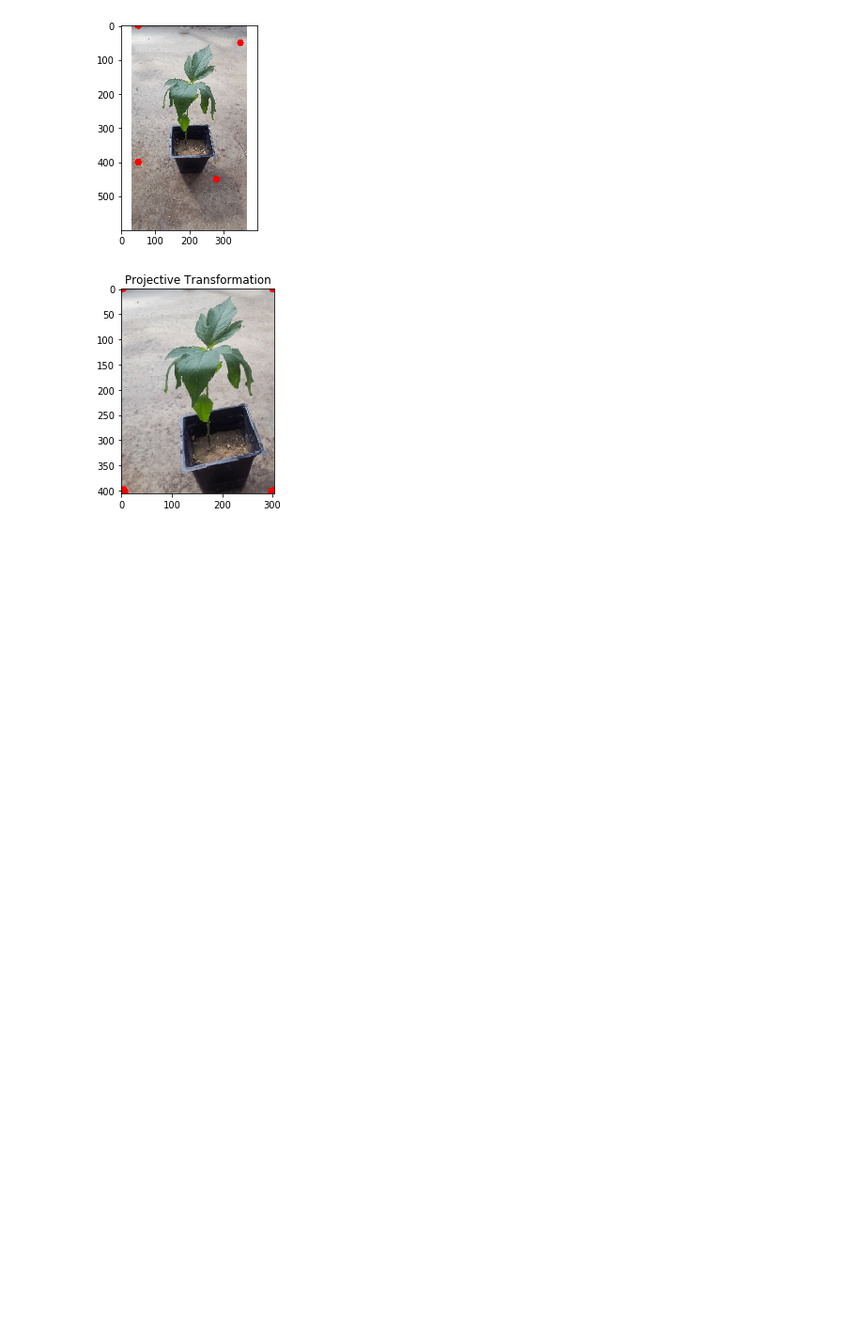
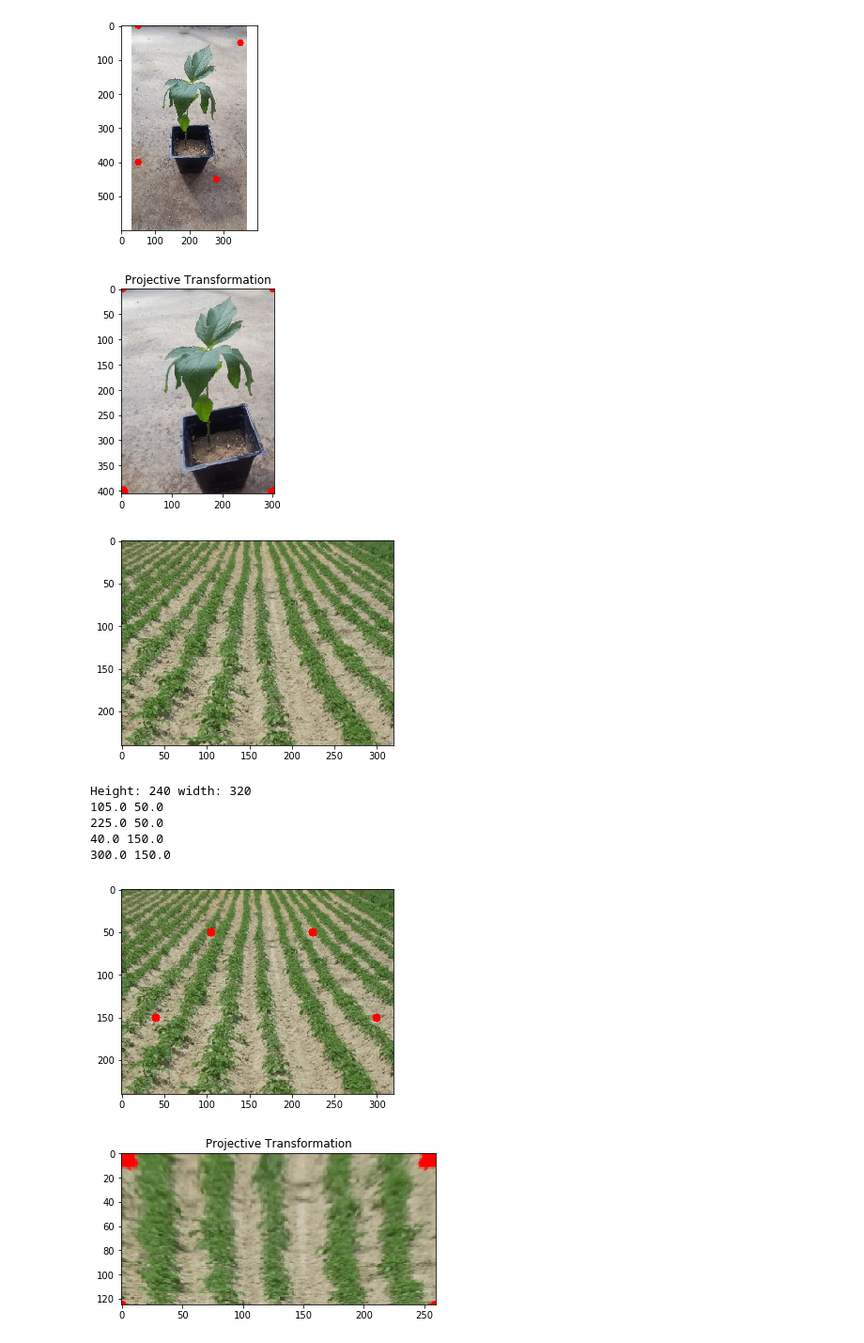
Before and after one commit to mdkhan48/Projective_transform, a Jupyter notebook: proj_transform_img.ipynb, the cells around one changed output. Shown at 94% size. Saved outputs shown, nothing was run; the diff lists cells and outputs as text; code cells hidden in the pictures; blank space fills up the shorter version.

Commit message:
crop_row_transform

```diff
--- a/proj_transform_img.ipynb
+++ b/proj_transform_img.ipynb
@@ -46,12 +46,12 @@ def draw_bb(img, pts):
     plt.imshow(cv2.cvtColor(img, cv2.COLOR_BGR2RGB))
     plt.show()
 # %%
-def draw_points(img, pts):
+def draw_points(img, pts,radius = 10):
     #input: array of 4 coordinates
     #output: red dots on coordinate poins
     for (x,y) in pts:
         print(x,y)
-        img = cv2.circle(img, (x,y), radius=10, color=(0, 0, 255), thickness=-1)
+        img = cv2.circle(img, (x,y), radius = radius, color=(0, 0, 255), thickness=-1)
 
     plt.imshow(cv2.cvtColor(img, cv2.COLOR_BGR2RGB))
     plt.show()
@@ -183,3 +183,34 @@ plt.title("Projective Transformation")
 plt.show()
 # %% [output]
 [figure]
+# %%
+#Load original image, in real case it will video frame
+img = cv2.imread(r'C:\Users\khan1\Desktop\Projective_transform\crop_row.JPG')
+plt.imshow(cv2.cvtColor(img, cv2.COLOR_BGR2RGB))
+plt.show()
+
+
+height = img.shape[0]
+width = img.shape[1]
+print("Height:",height,"width:",width)
+
+
+pts = np.float32([[105,50],[225,50],[40,150],[300,150]])
+
+#draw_bb(img, pts)
+draw_points(img,pts,radius = 5)
+
+warped = four_point_transform(img, pts)
+
+plt.imshow(cv2.cvtColor(warped, cv2.COLOR_BGR2RGB))
+plt.title("Projective Transformation")
+plt.show()
+# %% [output]
+[figure, added]
+Height: 240 width: 320
+105.0 50.0
+225.0 50.0
+40.0 150.0
+300.0 150.0
+[figure, added]
+[figure, added]
```
Also changed, not shown: 2 other files.
